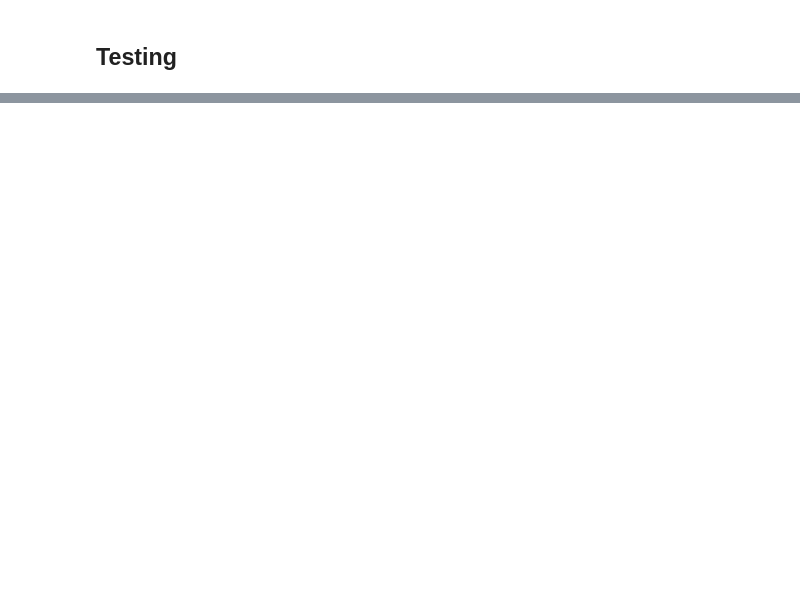
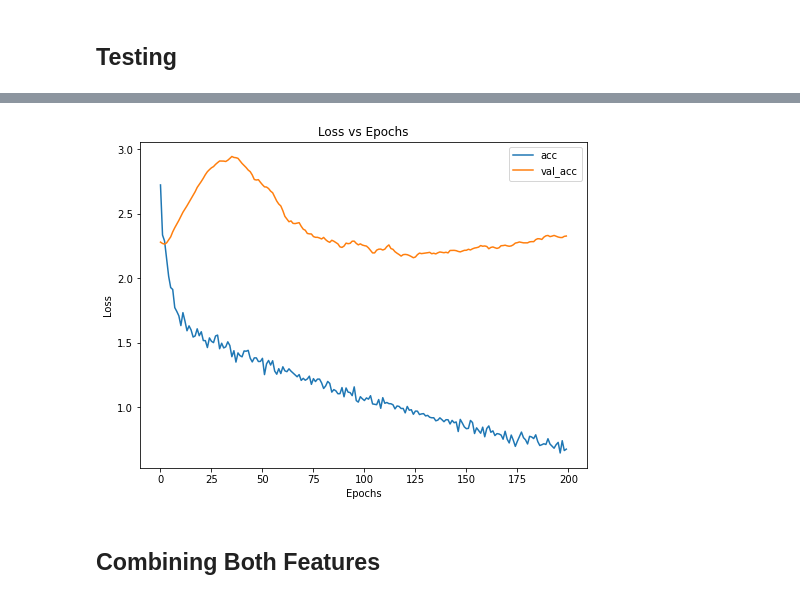
Before and after one commit to Nihal-Srivastava05/Music-Genre-Classification-GTZAN, a Jupyter notebook: Notebooks/Model Creation.ipynb, the cells around one changed output, grey strips where cells are left out. Cells and saved outputs as stored; diff of their text form; code cells hidden in the pictures; blank space fills up the shorter version.

```diff
--- a/Notebooks/Model Creation.ipynb
+++ b/Notebooks/Model Creation.ipynb
@@ -238,0 +321,6 @@ predict('../Data/Test/ProgrammingInC.wav', class_labels)
+# %%
+plot_loss(model.history)
+# %% [output]
+[figure, added]
+# %% [markdown]
+## Combining Both Features
```
Also changed, not shown: parts of 62 cells of this notebook, 9 other files.
